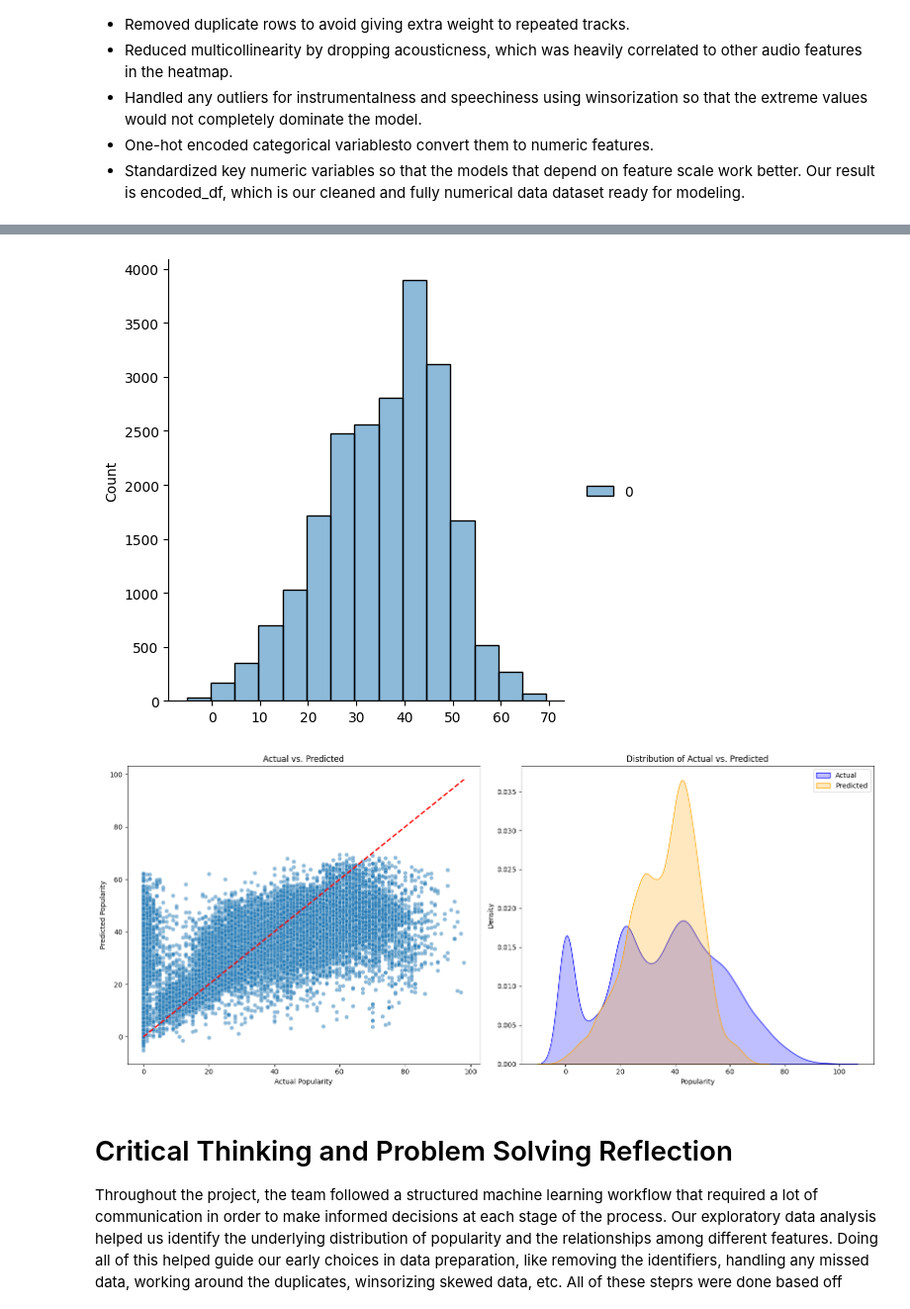
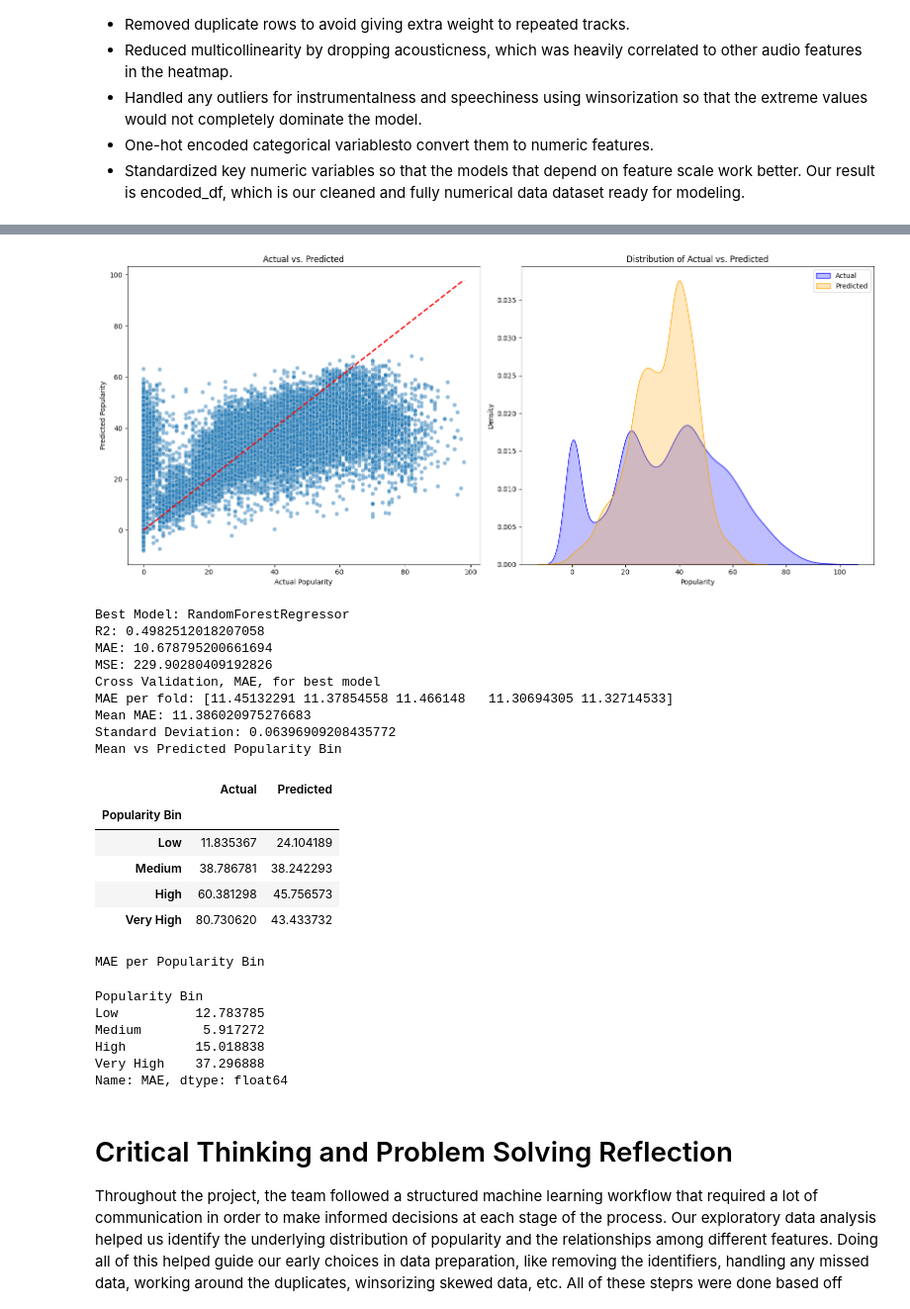
Before and after one commit to despertom/spotify-popularity-prediction, a Jupyter notebook: Project.ipynb, the cells around one changed output, grey strips where cells are left out. Shown at 99% size. Drawn from its saved outputs; the diff is of its cells as text; code cells hidden in the pictures.

```diff
--- a/Project.ipynb
+++ b/Project.ipynb
@@ -233,14 +232,3 @@ target = encoded_df["popularity"]
 training_df = encoded_df.copy().drop(["popularity"], axis=1)
 
 X_train, X_test, y_train, y_test = train_test_split(training_df, target, test_size=0.2, random_state=42)
-# %%
-from sklearn.dummy import DummyRegressor
-from sklearn.metrics import mean_squared_error, mean_absolute_error, r2_score
-# this baseline model always predicts the mean popularity
-baseline = DummyRegressor(strategy="mean")
-print("Baseline Model: Dummy Regressor")
-baseline.fit(X_train, y_train)
-y_prediction_baseline = baseline.predict(X_test)
-print("R-squared", r2_score(y_test, y_prediction_baseline))
-print("MAE", mean_absolute_error(y_test, y_prediction_baseline))
-print("MSE", mean_squared_error(y_test, y_prediction_baseline))
@@ -252,9 +235,11 @@ MSE 458.2598235322787
 # %%
 from sklearn.metrics import mean_squared_error, mean_absolute_error, r2_score
+from sklearn.model_selection import cross_val_score
 from sklearn.feature_selection import RFE
 import numpy as np
 import keras
 
+results = {}
 def evaluate(model, train=X_train, test=X_test):
     if isinstance(model, keras.Model):
         print("Training Keras Model...")
@@ -264,10 +249,13 @@ def evaluate(model, train=X_train, test=X_test):
         model.fit(train, y_train)
         y_pred = model.predict(test)
 
-    print("R-squared", r2_score(y_test, y_pred))
-    print("MAE", mean_absolute_error(y_test, y_pred))
-    print("MSE", mean_squared_error(y_test, y_pred))
-    sns.displot(pd.DataFrame(y_pred), binwidth=5)
+    r2 = r2_score(y_test, y_pred)
+    mae = mean_absolute_error(y_test, y_pred)
+    mse = mean_squared_error(y_test, y_pred)
+    print("R-squared", r2)
+    print("MAE", mae)
+    print("MSE", mse)
+    results[model.__class__.__name__] = {"Model": model, "R2": r2, "MAE": mae, "MSE": mse}
 
     #New data visualizations
     fig, axes = plt.subplots(1, 2, figsize=(16, 7))
@@ -452,7 +374,7 @@ from keras.layers import BatchNormalization
 def fit_keras_nn(model, opt=keras.optimizers.Adam(learning_rate=0.001, clipnorm=1), loss="mse"):
     model.compile(optimizer=opt, loss=loss)
     # keras.utils.plot_model(model)
-    evaluate(model)
+    evaluate(model, X_train.copy(), X_test.copy())
 # %%
 # Complex architecture
 model_complex = keras.Sequential([
@@ -494,7 +415,7 @@ model_simple = keras.Sequential([
     Dense(1)
 ])
 
-fit_keras_nn(model_simple)
+fit_keras_nn(model_simple, opt=keras.optimizers.Adam())
 # %% [output]
 Training Keras Model...
 Epoch 1/10
@@ -516,5 +437,52 @@ MSE 317.000244140625
-[figure, old version]
+[figure, new version]
-[figure, removed]
+# %%
+# Best model based on MAE
+best_name = min(results, key=lambda x: results[x]["MAE"])
+best_model = results[best_name]["Model"]
+print(f"Best Model: {best_name}")
+print("R2:", results[best_name]["R2"])
+print("MAE:", results[best_name]["MAE"])
+print("MSE:", results[best_name]["MSE"])
+# Need cross validation on best model, training only
+print("Cross Validation, MAE, for best model")
+cv_scores = cross_val_score(best_model, X_train, y_train, cv=5, scoring="neg_mean_absolute_error")
+mae_scores = -cv_scores
+print("MAE per fold:", mae_scores)
+print("Mean MAE:", np.mean(mae_scores))
+print("Standard Deviation:", np.std(mae_scores))
+# Error analysis across popularity bins on test set
+best_model.fit(X_train, y_train)
+y_pred_best = best_model.predict(X_test)
+bin_df = pd.DataFrame({"Actual": y_test.values, "Predicted": y_pred_best})
+bin_df["Popularity Bin"] = pd.cut(bin_df["Actual"], bins=[0, 25, 50, 75, 100], labels=["Low", "Medium", "High", "Very High"], include_lowest = True)
+print("Mean vs Predicted Popularity Bin")
+display(bin_df.groupby("Popularity Bin")[["Actual", "Predicted"]].mean())
+mae_per_bin = bin_df.groupby("Popularity Bin")[["Actual", "Predicted"]].apply(lambda x: np.mean(np.abs(x["Actual"]-  x["Predicted"]))).rename("MAE")
+print("MAE per Popularity Bin")
+display(mae_per_bin)
+# %% [output]
+Best Model: RandomForestRegressor
+R2: 0.4982512018207058
+MAE: 10.678795200661694
+MSE: 229.90280409192826
+Cross Validation, MAE, for best model
+MAE per fold: [11.45132291 11.37854558 11.466148   11.30694305 11.32714533]
+Mean MAE: 11.386020975276683
+Standard Deviation: 0.06396909208435772
+Mean vs Predicted Popularity Bin
+|  | Actual | Predicted |
+| Popularity Bin |  |  |
+| Low | 11.835367 | 24.104189 |
+| Medium | 38.786781 | 38.242293 |
+| High | 60.381298 | 45.756573 |
+| Very High | 80.730620 | 43.433732 |
+MAE per Popularity Bin
+Popularity Bin
+Low          12.783785
+Medium        5.917272
+High         15.018838
+Very High    37.296888
+Name: MAE, dtype: float64
 # %% [markdown]
 # Critical Thinking and Problem Solving Reflection
 Throughout the project, the team followed a structured machine learning workflow that required a lot of communication in order to make informed decisions at each stage of the process. Our exploratory data analysis helped us identify the underlying distribution of popularity and the relationships among different features. Doing all of this helped guide our early choices in data preparation, like removing the identifiers, handling any missed data, working around the duplicates, winsorizing skewed data, etc. All of these steprs were done based off patterns learned in class and in our data.
```
Also changed, not shown: parts of 13 cells of this notebook.
